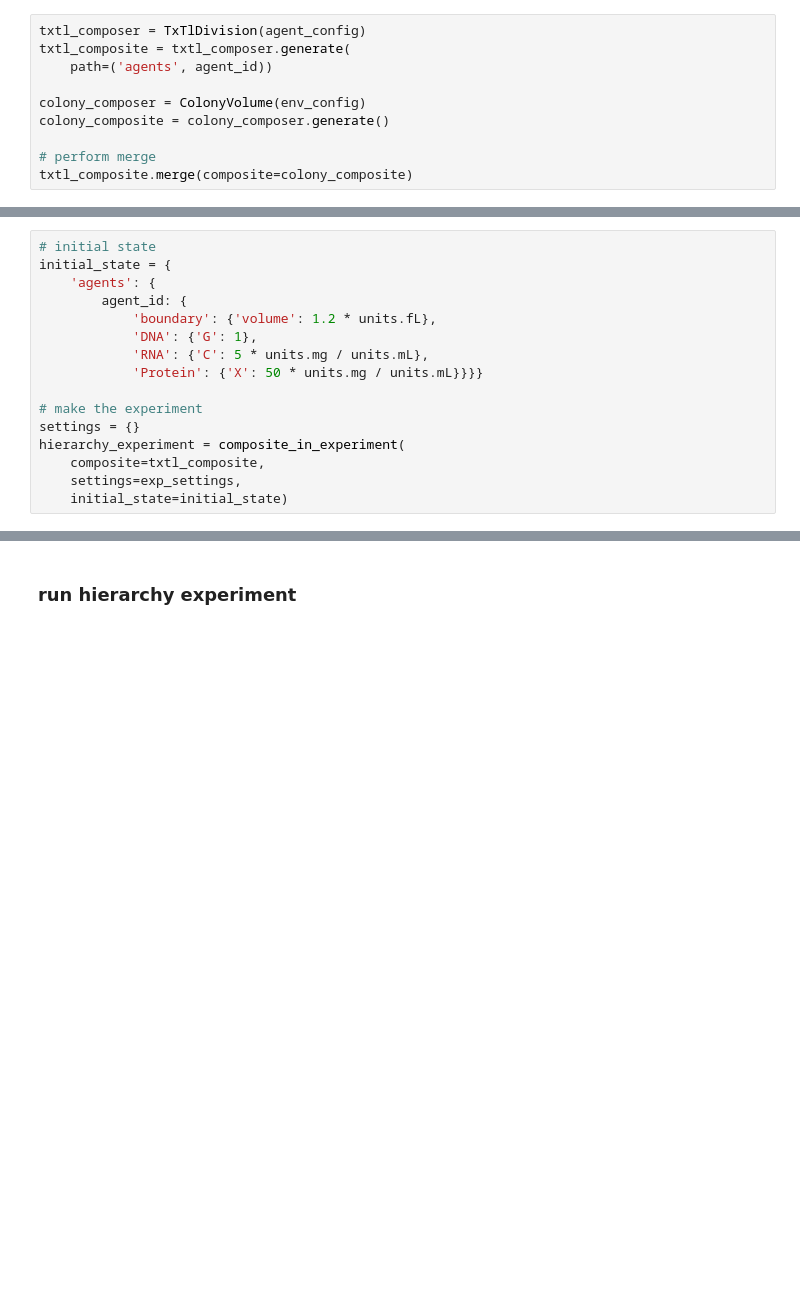
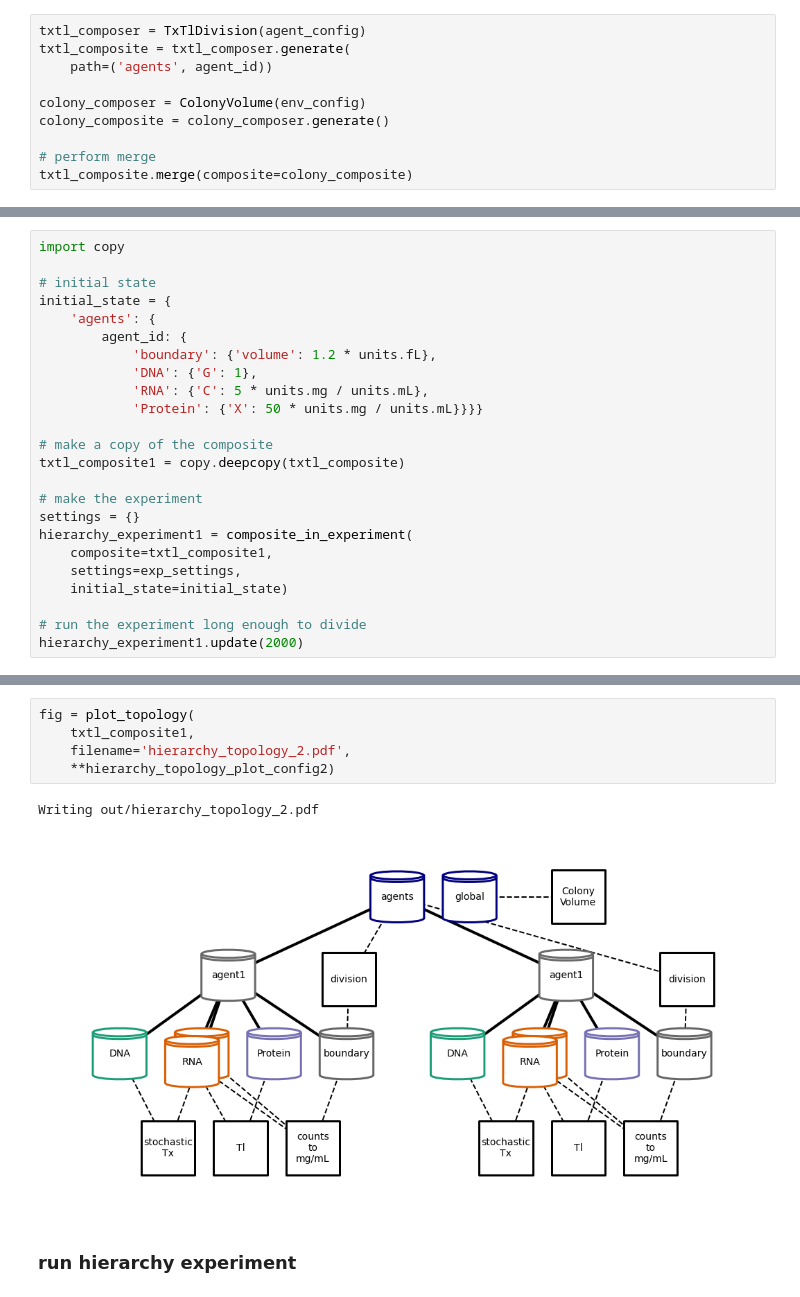
Before and after one commit to vivarium-collective/vivarium-notebooks, a Jupyter notebook: notebooks/Vivarium_interface_basics.ipynb, the cells around one changed output, grey strips where cells are left out. Drawn from its saved outputs; the diff is of its cells as text; blank space fills up the shorter version.

```diff
--- a/notebooks/Vivarium_interface_basics.ipynb
+++ b/notebooks/Vivarium_interface_basics.ipynb
@@ -1073,4 +1117,6 @@ Writing out/hierarchy_topology.pdf
 # %%
+import copy
+
 # initial state
 initial_state = {
     'agents': {
@@ -1080,11 +1126,17 @@ initial_state = {
             'RNA': {'C': 5 * units.mg / units.mL},
             'Protein': {'X': 50 * units.mg / units.mL}}}}
 
+# make a copy of the composite
+txtl_composite1 = copy.deepcopy(txtl_composite)
+
 # make the experiment
 settings = {}
-hierarchy_experiment = composite_in_experiment(
-    composite=txtl_composite,
+hierarchy_experiment1 = composite_in_experiment(
+    composite=txtl_composite1,
     settings=exp_settings,
     initial_state=initial_state)
+
+# run the experiment long enough to divide
+hierarchy_experiment1.update(2000)
 # %% [output]
 Experiment ID: hierarchy_experiment
@@ -1092,2 +1145,10 @@ Created: 03/10/2021 at 11:40:14
+# %%
+fig = plot_topology(
+    txtl_composite1,
+    filename='hierarchy_topology_2.pdf',
+    **hierarchy_topology_plot_config2)
+# %% [output]
+Writing out/hierarchy_topology_2.pdf
+[figure, added]
 # %% [markdown]
 ### run hierarchy experiment
```
Also changed, not shown: parts of 15 cells of this notebook, 7 other files.
